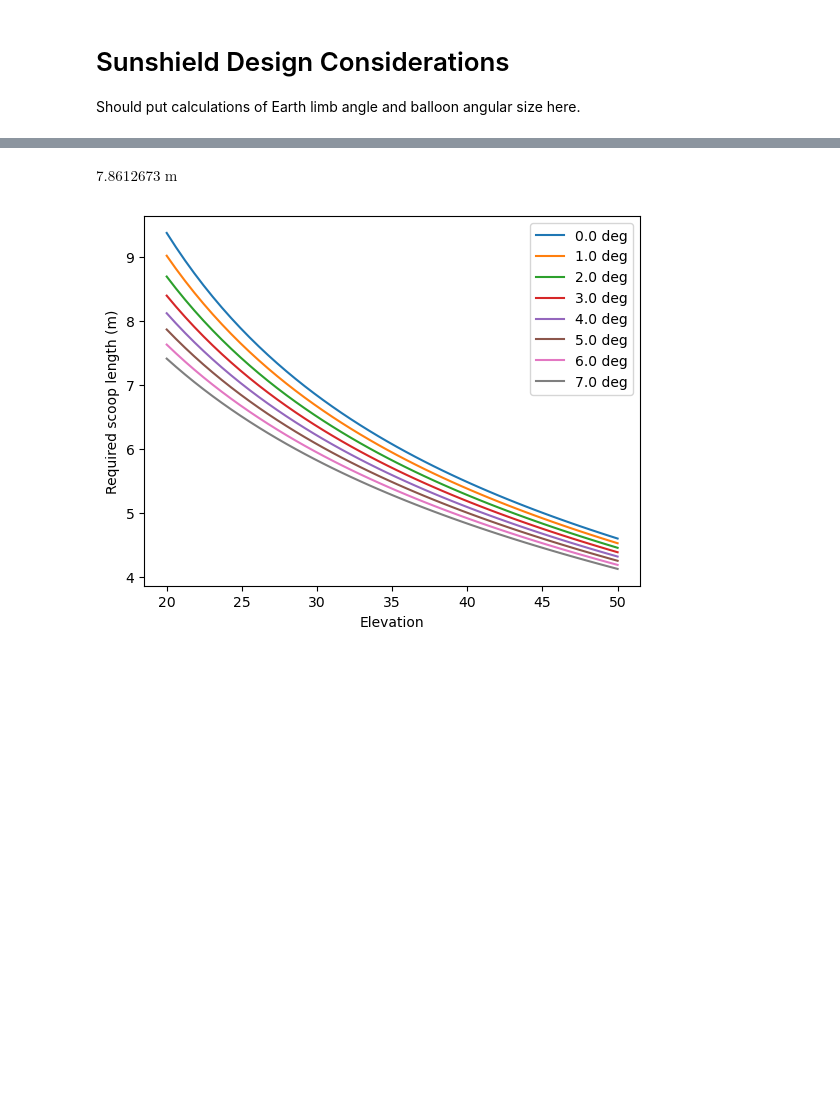
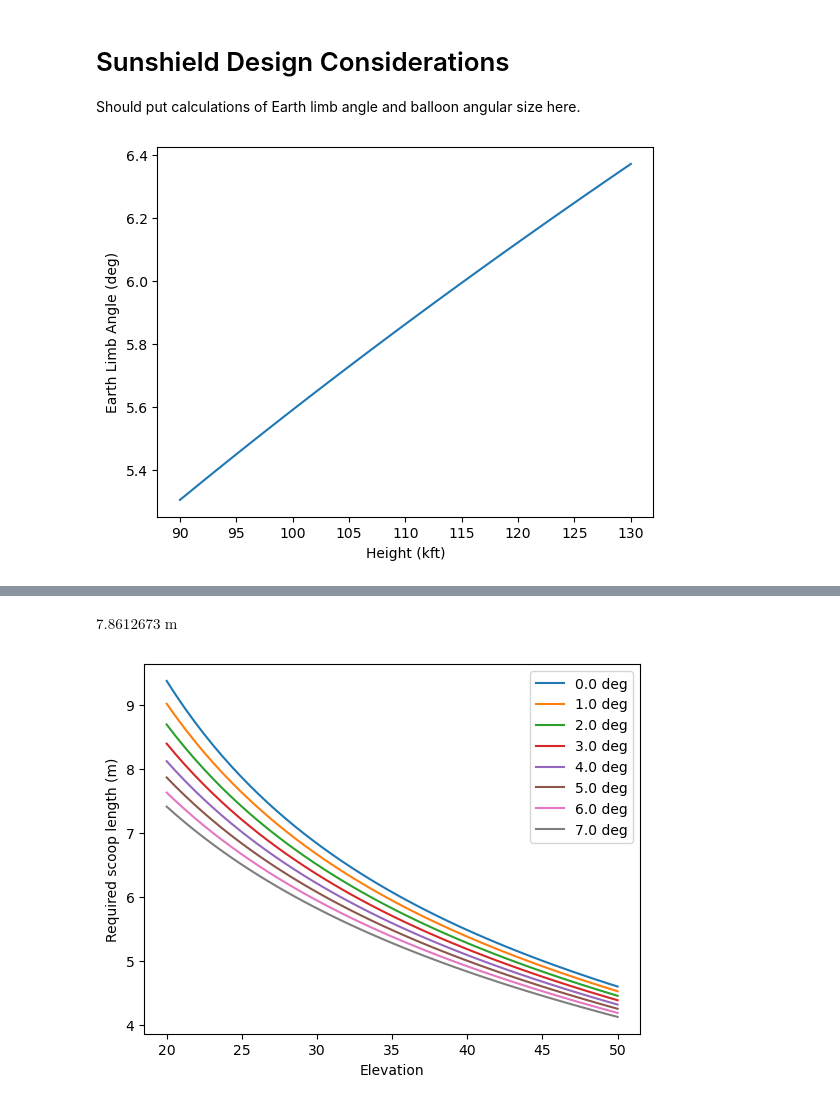
Before and after one commit to tim-balloon/tim-memos, a Jupyter notebook: TIM_SunshieldDesignConsiderations.ipynb, the cells around one changed output, grey strips where cells are left out. Cells and saved outputs as stored; diff of their text form; code cells hidden in the pictures; blank space fills up the shorter version.

```diff
--- a/TIM_SunshieldDesignConsiderations.ipynb
+++ b/TIM_SunshieldDesignConsiderations.ipynb
@@ -6,3 +6,5 @@ Should put calculations of Earth limb angle and balloon angular size here.
 import numpy as np
 import matplotlib.pyplot as plt
 from astropy import units as u, constants as c
+u.ndim = u.dimensionless_unscaled
+from matplotlib.patches import Rectangle, Circle, Polygon
@@ -8,0 +27,13 @@ from astropy import units as u, constants as c
+# %%
+def EarthLimbAngle(R, h):
+
+    x = (R/(R+h)).to(u.ndim)
+
+    return np.arccos(x).to(u.deg)
+# %%
+h = np.linspace(90e3, 130e3)*u.imperial.ft
+plt.plot(h/1e3, EarthLimbAngle(c.R_earth, h))
+plt.ylabel('Earth Limb Angle (deg)')
+plt.xlabel('Height (kft)');
+# %% [output]
+[figure, added]
```
Also changed, not shown: parts of 9 cells of this notebook.
